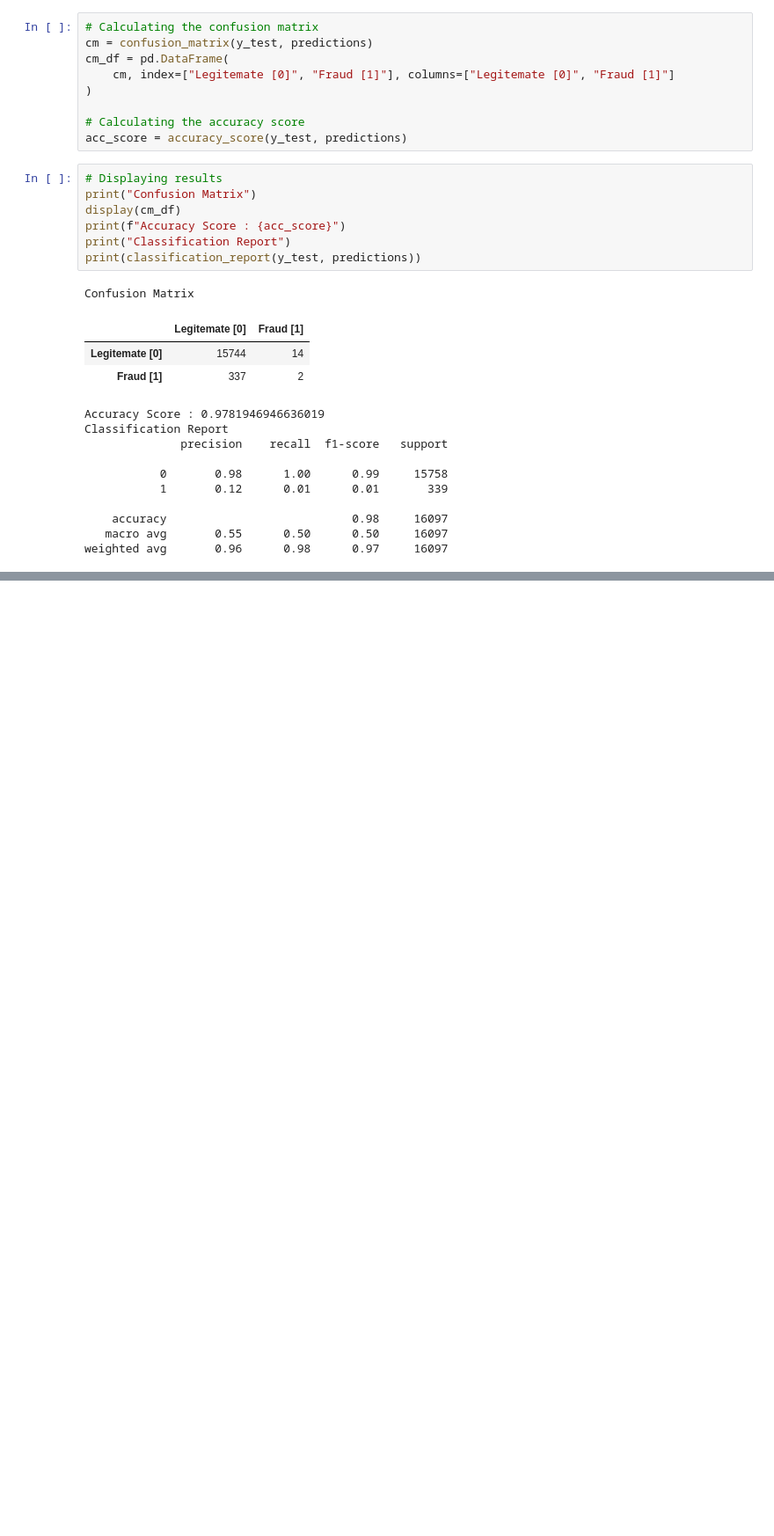
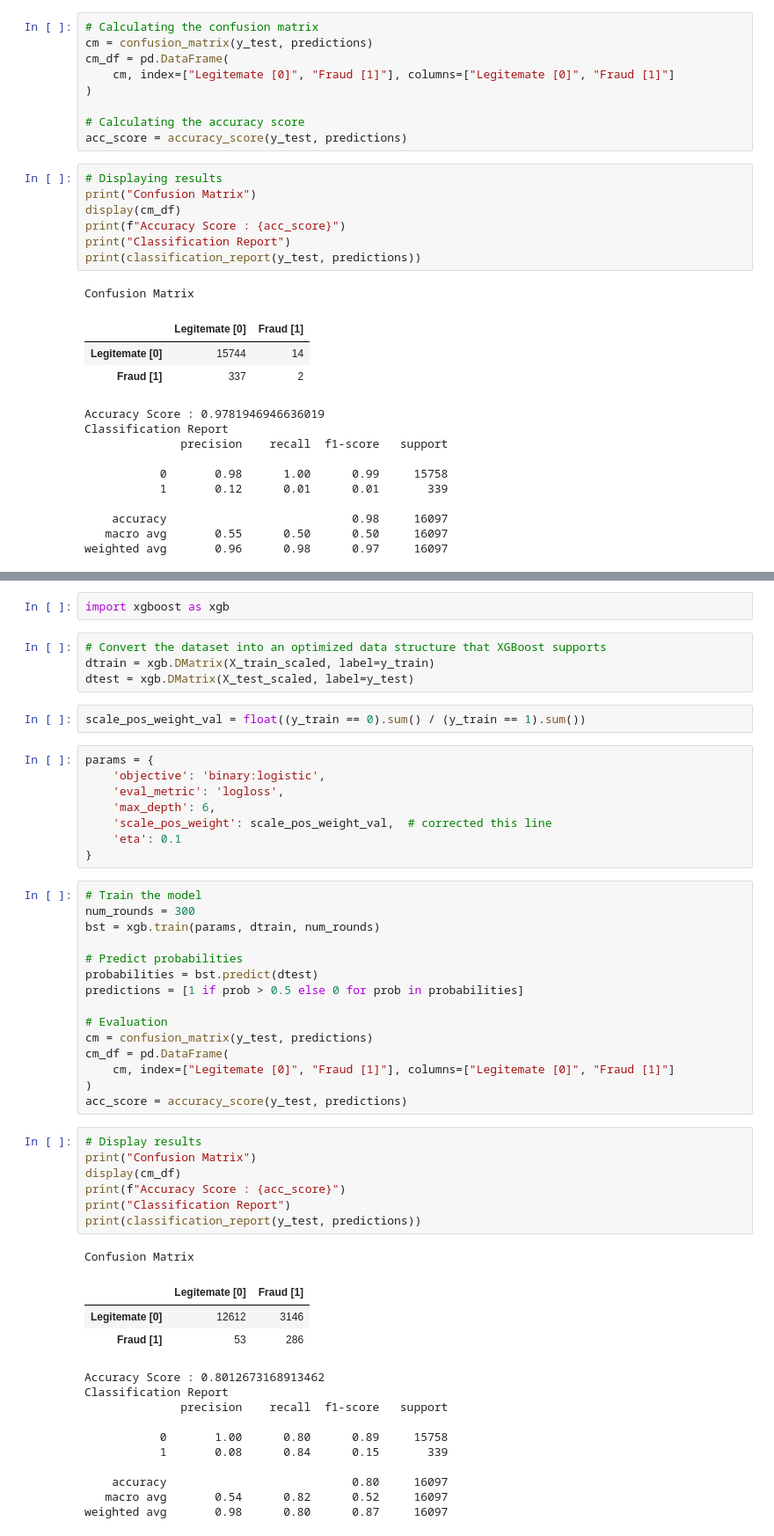
Before and after one commit to jdmandras/Project-4, a Jupyter notebook: SupplyChainVL-FraudPrediction.ipynb, the cells around one changed output, grey strips where cells are left out. Shown at 88% size. Cells and saved outputs as stored; diff of their text form; blank space fills up the shorter version.

```diff
--- a/SupplyChainVL-FraudPrediction.ipynb
+++ b/SupplyChainVL-FraudPrediction.ipynb
@@ -402,0 +489,53 @@ importances_sorted[:10]
+# %%
+import xgboost as xgb
+# %%
+# Convert the dataset into an optimized data structure that XGBoost supports
+dtrain = xgb.DMatrix(X_train_scaled, label=y_train)
+dtest = xgb.DMatrix(X_test_scaled, label=y_test)
+# %%
+scale_pos_weight_val = float((y_train == 0).sum() / (y_train == 1).sum())
+# %%
+params = {
+    'objective': 'binary:logistic',
+    'eval_metric': 'logloss',
+    'max_depth': 6,
+    'scale_pos_weight': scale_pos_weight_val,  # corrected this line
+    'eta': 0.1
+}
+# %%
+# Train the model
+num_rounds = 300
+bst = xgb.train(params, dtrain, num_rounds)
+
+# Predict probabilities
+probabilities = bst.predict(dtest)
+predictions = [1 if prob > 0.5 else 0 for prob in probabilities]
+
+# Evaluation
+cm = confusion_matrix(y_test, predictions)
+cm_df = pd.DataFrame(
+    cm, index=["Legitemate [0]", "Fraud [1]"], columns=["Legitemate [0]", "Fraud [1]"]
+)
+acc_score = accuracy_score(y_test, predictions)
+# %%
+# Display results
+print("Confusion Matrix")
+display(cm_df)
+print(f"Accuracy Score : {acc_score}")
+print("Classification Report")
+print(classification_report(y_test, predictions))
+# %% [output]
+Confusion Matrix
+|  | Legitemate [0] | Fraud [1] |
+| Legitemate [0] | 12612 | 3146 |
+| Fraud [1] | 53 | 286 |
+Accuracy Score : 0.8012673168913462
+Classification Report
+              precision    recall  f1-score   support
+
+           0       1.00      0.80      0.89     15758
+           1       0.08      0.84      0.15       339
+
+    accuracy                           0.80     16097
+   macro avg       0.54      0.82      0.52     16097
+weighted avg       0.98      0.80      0.87     16097
```
Also changed, not shown: parts of 25 cells of this notebook.
